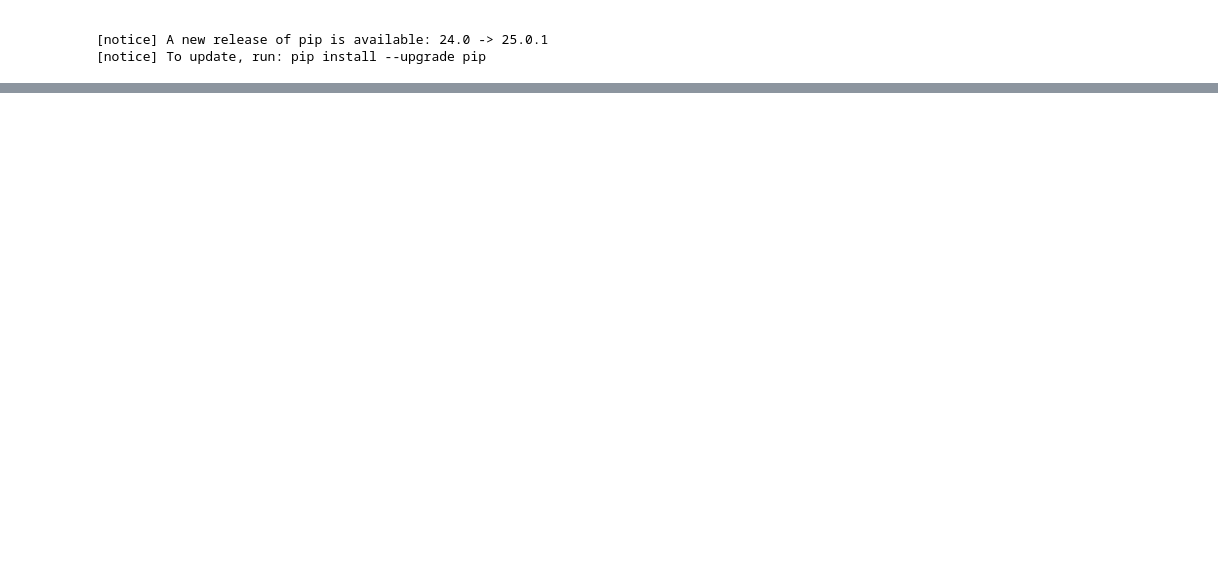
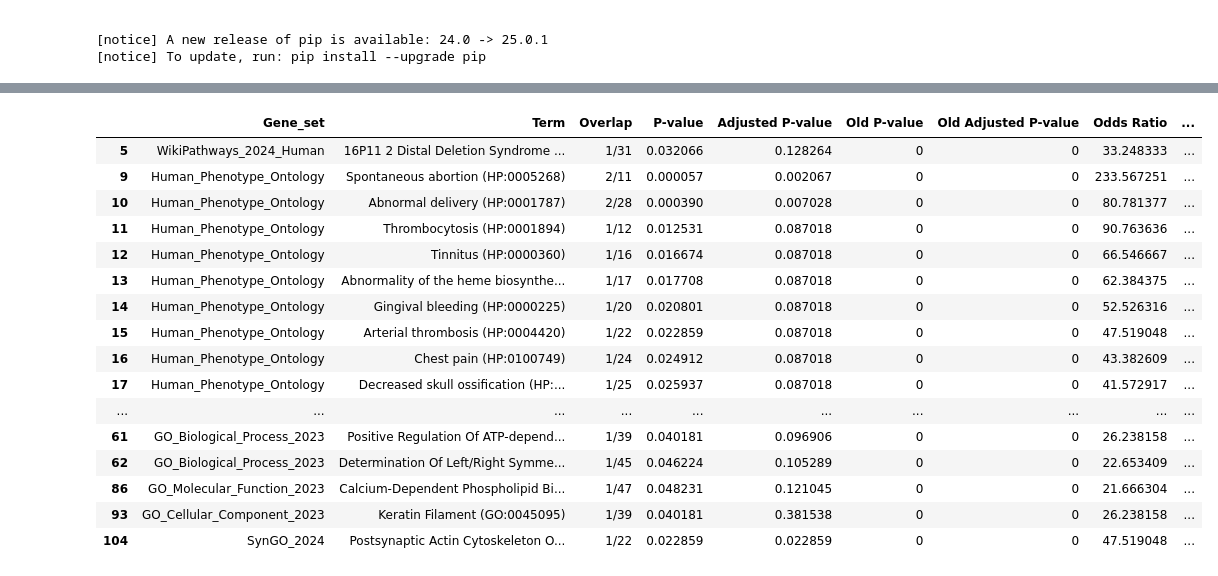
Before and after one commit to perpk/ppmi-wip, a Jupyter notebook: stratification/ppmi-wip.stratification.deg-overview.ipynb, the cells around one changed output, grey strips where cells are left out. Saved outputs shown, nothing was run; the diff lists cells and outputs as text; code cells hidden in the pictures; blank space fills up the shorter version.

```diff
--- a/stratification/ppmi-wip.stratification.deg-overview.ipynb
+++ b/stratification/ppmi-wip.stratification.deg-overview.ipynb
@@ -416,21 +418,34 @@ Successfully installed gseapy-1.1.8
 
 [notice] A new release of pip is available: 24.0 -> 25.0.1
 [notice] To update, run: pip install --upgrade pip
+# %%
+symbol_mapping = ppmi_ad.varm['symbol_ensembl_mapping']
+ensembl_to_symbol = dict(zip(symbol_mapping.index, symbol_mapping['gene_symbol']))
+deg_males_50_70['gene_symbol'] = deg_males_50_70.index.map(ensembl_to_symbol)
+deg_males_70_80['gene_symbol'] = deg_males_50_70.index.map(ensembl_to_symbol)
+deg_males_over_80['gene_symbol'] = deg_males_50_70.index.map(ensembl_to_symbol)
+
+deg_males_50_70_down = deg_males_50_70[(deg_males_50_70['log2FoldChange'] <= -1) & (deg_males_50_70['pvalue'] <= 0.05)]
+deg_males_50_70_up = deg_males_50_70[(deg_males_50_70['log2FoldChange'] >= 1) & (deg_males_50_70['pvalue'] <= 0.05)]
+
+deg_males_70_80_down = deg_males_70_80[(deg_males_70_80['log2FoldChange'] <= -1) & (deg_males_70_80['pvalue'] <= 0.05)]
+deg_males_70_80_up = deg_males_70_80[(deg_males_70_80['log2FoldChange'] >= 1) & (deg_males_70_80['pvalue'] <= 0.05)]
+
+deg_males_over_80_down = deg_males_over_80[(deg_males_over_80['log2FoldChange'] <= -1) & (deg_males_over_80['pvalue'] <= 0.05)]
+deg_males_over_80_up = deg_males_over_80[(deg_males_over_80['log2FoldChange'] >= 1) & (deg_males_over_80['pvalue'] <= 0.05)]
 # %%
-symbol_mapping = ppmi_ad.varm['symbol_ensembl_mapping']
-ensembl_to_symbol = dict(zip(symbol_mapping.index, symbol_mapping['gene_symbol']))
-deg_males_50_70['gene_symbol'] = deg_males_50_70.index.map(ensembl_to_symbol)
-deg_males_70_80['gene_symbol'] = deg_males_50_70.index.map(ensembl_to_symbol)
-deg_males_over_80['gene_symbol'] = deg_males_50_70.index.map(ensembl_to_symbol)
+deg_females_50_70['gene_symbol'] = deg_females_50_70.index.map(ensembl_to_symbol)
+deg_females_70_80['gene_symbol'] = deg_females_50_70.index.map(ensembl_to_symbol)
+deg_females_over_80['gene_symbol'] = deg_females_50_70.index.map(ensembl_to_symbol)
 
-deg_males_50_70_down = deg_males_50_70[(deg_males_50_70['log2FoldChange'] <= -1) & (deg_males_50_70['padj'] <= 0.05)]
-deg_males_50_70_up = deg_males_50_70[(deg_males_50_70['log2FoldChange'] >= 1) & (deg_males_50_70['padj'] <= 0.05)]
+deg_females_50_70_down = deg_females_50_70[(deg_females_50_70['log2FoldChange'] <= -1) & (deg_females_50_70['pvalue'] <= 0.05)]
+deg_females_50_70_up = deg_females_50_70[(deg_females_50_70['log2FoldChange'] >= 1) & (deg_females_50_70['pvalue'] <= 0.05)]
 
-deg_males_70_80_down = deg_males_70_80[(deg_males_70_80['log2FoldChange'] <= -1) & (deg_males_70_80['padj'] <= 0.05)]
-deg_males_70_80_up = deg_males_70_80[(deg_males_70_80['log2FoldChange'] >= 1) & (deg_males_70_80['padj'] <= 0.05)]
+deg_females_70_80_down = deg_females_70_80[(deg_females_70_80['log2FoldChange'] <= -1) & (deg_females_70_80['pvalue'] <= 0.05)]
+deg_females_70_80_up = deg_females_70_80[(deg_females_70_80['log2FoldChange'] >= 1) & (deg_females_70_80['pvalue'] <= 0.05)]
 
-deg_males_over_80_down = deg_males_over_80[(deg_males_over_80['log2FoldChange'] <= -1) & (deg_males_over_80['padj'] <= 0.05)]
-deg_males_over_80_up = deg_males_over_80[(deg_males_over_80['log2FoldChange'] >= 1) & (deg_males_over_80['padj'] <= 0.05)]
+deg_females_over_80_down = deg_females_over_80[(deg_females_over_80['log2FoldChange'] <= -1) & (deg_females_over_80['pvalue'] <= 0.05)]
+deg_females_over_80_up = deg_females_over_80[(deg_females_over_80['log2FoldChange'] >= 1) & (deg_females_over_80['pvalue'] <= 0.05)]
 # %%
 import gseapy as gp
 gene_sets = ['MSigDB_Hallmark_2020',
@@ -547,0 +540,20 @@ plt.show()
+# %%
+enr_males_70_80_up.results[enr_males_70_80_up.results['P-value'] <= 0.05]
+# %% [output]
+|  | Gene_set | Term | Overlap | P-value | Adjusted P-value | Old P-value | Old Adjusted P-value | Odds Ratio | ... |
+| 5 | WikiPathways_2024_Human | 16P11 2 Distal Deletion Syndrome ... | 1/31 | 0.032066 | 0.128264 | 0 | 0 | 33.248333 | ... |
+| 9 | Human_Phenotype_Ontology | Spontaneous abortion (HP:0005268) | 2/11 | 0.000057 | 0.002067 | 0 | 0 | 233.567251 | ... |
+| 10 | Human_Phenotype_Ontology | Abnormal delivery (HP:0001787) | 2/28 | 0.000390 | 0.007028 | 0 | 0 | 80.781377 | ... |
+| 11 | Human_Phenotype_Ontology | Thrombocytosis (HP:0001894) | 1/12 | 0.012531 | 0.087018 | 0 | 0 | 90.763636 | ... |
+| 12 | Human_Phenotype_Ontology | Tinnitus (HP:0000360) | 1/16 | 0.016674 | 0.087018 | 0 | 0 | 66.546667 | ... |
+| 13 | Human_Phenotype_Ontology | Abnormality of the heme biosynthe... | 1/17 | 0.017708 | 0.087018 | 0 | 0 | 62.384375 | ... |
+| 14 | Human_Phenotype_Ontology | Gingival bleeding (HP:0000225) | 1/20 | 0.020801 | 0.087018 | 0 | 0 | 52.526316 | ... |
+| 15 | Human_Phenotype_Ontology | Arterial thrombosis (HP:0004420) | 1/22 | 0.022859 | 0.087018 | 0 | 0 | 47.519048 | ... |
+| 16 | Human_Phenotype_Ontology | Chest pain (HP:0100749) | 1/24 | 0.024912 | 0.087018 | 0 | 0 | 43.382609 | ... |
+| 17 | Human_Phenotype_Ontology | Decreased skull ossification (HP:... | 1/25 | 0.025937 | 0.087018 | 0 | 0 | 41.572917 | ... |
+| ... | ... | ... | ... | ... | ... | ... | ... | ... | ... |
+| 61 | GO_Biological_Process_2023 | Positive Regulation Of ATP-depend... | 1/39 | 0.040181 | 0.096906 | 0 | 0 | 26.238158 | ... |
+| 62 | GO_Biological_Process_2023 | Determination Of Left/Right Symme... | 1/45 | 0.046224 | 0.105289 | 0 | 0 | 22.653409 | ... |
+| 86 | GO_Molecular_Function_2023 | Calcium-Dependent Phospholipid Bi... | 1/47 | 0.048231 | 0.121045 | 0 | 0 | 21.666304 | ... |
+| 93 | GO_Cellular_Component_2023 | Keratin Filament (GO:0045095) | 1/39 | 0.040181 | 0.381538 | 0 | 0 | 26.238158 | ... |
+| 104 | SynGO_2024 | Postsynaptic Actin Cytoskeleton O... | 1/22 | 0.022859 | 0.022859 | 0 | 0 | 47.519048 | ... |
```
Also changed, not shown: parts of 15 cells of this notebook, 1 other file.
